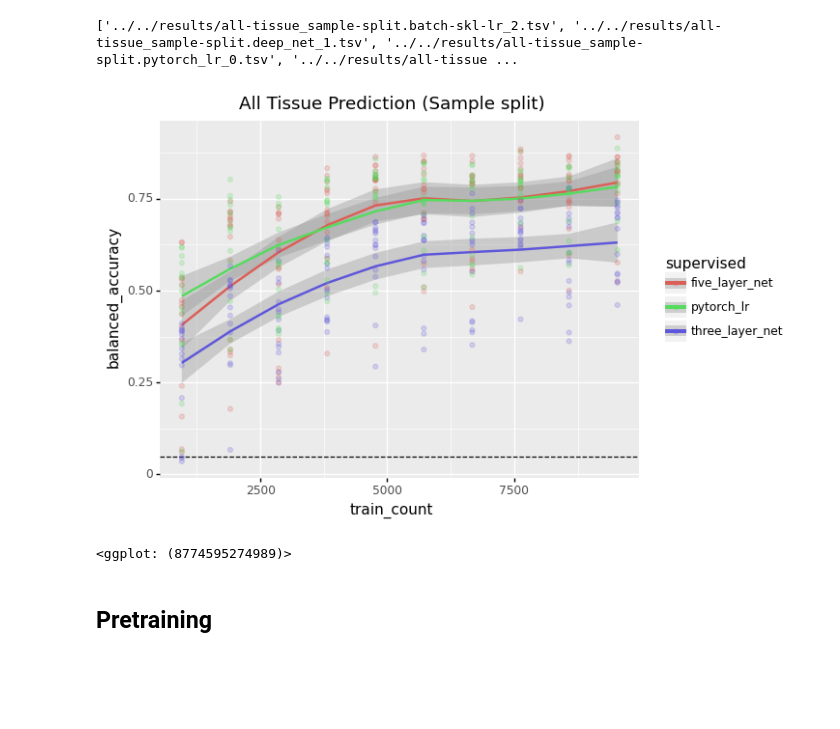
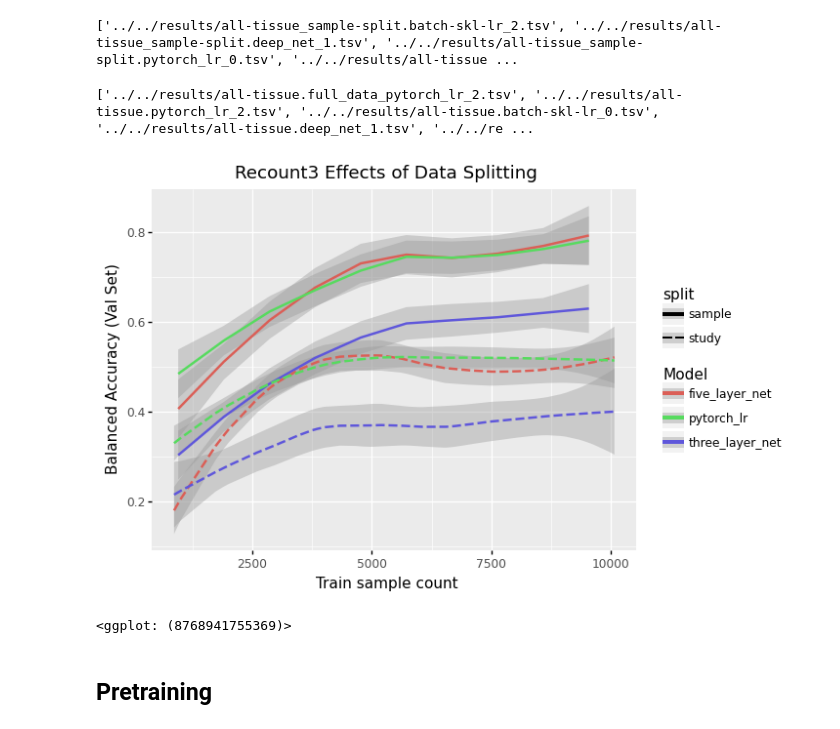
Before and after one commit to greenelab/linear_signal, a Jupyter notebook: notebook/analysis/benchmark_results.ipynb, the cells around one changed output. Cells and saved outputs as stored; diff of their text form; code cells hidden in the pictures; blank space fills up the shorter version.

```diff
--- a/notebook/analysis/benchmark_results.ipynb
+++ b/notebook/analysis/benchmark_results.ipynb
@@ -214,37 +218,58 @@ in_files = [f for f in in_files if 'be_corrected' not in f]
 print(in_files[:5])
 # %% [output]
 ['../../results/all-tissue_sample-split.batch-skl-lr_2.tsv', '../../results/all-tissue_sample-split.deep_net_1.tsv', '../../results/all-tissue_sample-split.pytorch_lr_0.tsv', '../../results/all-tissue ...
+# %%
+tissue_metrics = pd.DataFrame()
+for path in in_files:
+    new_df = pd.read_csv(path, sep='\t')
+    model_info = path.strip('.tsv').split('all-tissue_sample-split.')[-1]
+    model_info = model_info.split('_')
+
+    supervised_model = '_'.join(model_info[:-1])
+
+    new_df['Model'] = supervised_model
+
+    new_df['seed'] = model_info[-1]
+    new_df['split'] = 'sample'
+
+    tissue_metrics = pd.concat([tissue_metrics, new_df])
+# %%
+more_files = glob.glob('../../results/all-tissue.*')
+more_files = [f for f in more_files if 'be_corrected' not in f]
+print(more_files[:5])
+# %% [output]
+['../../results/all-tissue.full_data_pytorch_lr_2.tsv', '../../results/all-tissue.pytorch_lr_2.tsv', '../../results/all-tissue.batch-skl-lr_0.tsv', '../../results/all-tissue.deep_net_1.tsv', '../../re ...
 # %%
-tissue_metrics = pd.DataFrame()
-for path in in_files:
+for path in more_files:
     new_df = pd.read_csv(path, sep='\t')
-    model_info = path.strip('.tsv').split('all-tissue_sample-split.')[-1]
+    model_info = path.strip('.tsv').split('all-tissue.')[-1]
     model_info = model_info.split('_')
 
     supervised_model = '_'.join(model_info[:-1])
 
-    new_df['supervised'] = supervised_model
+    new_df['Model'] = supervised_model
 
     new_df['seed'] = model_info[-1]
+    new_df['split'] = 'study'
 
     tissue_metrics = pd.concat([tissue_metrics, new_df])
 
 tissue_metrics['train_count'] = tissue_metrics['train sample count']
 
-tissue_metrics['supervised'] = tissue_metrics['supervised'].str.replace('pytorch_supervised', 'three_layer_net')
-tissue_metrics['supervised'] = tissue_metrics['supervised'].str.replace('deep_net', 'five_layer_net')
+tissue_metrics['Model'] = tissue_metrics['Model'].str.replace('pytorch_supervised', 'three_layer_net')
+tissue_metrics['Model'] = tissue_metrics['Model'].str.replace('deep_net', 'five_layer_net')
 # %%
-plot_df = tissue_metrics[tissue_metrics['supervised'].isin(['three_layer_net', 'five_layer_net', 'pytorch_lr'])]
-plot = ggplot(plot_df, aes(x='train_count', y='balanced_accuracy', color='supervised'))
-plot += geom_smooth()
-plot += geom_hline(yintercept=1/21, linetype='dashed')
-plot += geom_point(alpha=.2)
-plot += ggtitle('All Tissue Prediction (Sample split)')
+plot_df = tissue_metrics[tissue_metrics['Model'].isin(['three_layer_net', 'five_layer_net', 'pytorch_lr'])]
+plot = ggplot(plot_df, aes(x='train_count', y='balanced_accuracy', color='Model'))
+plot += geom_smooth(aes(linetype='split'))
+plot += ggtitle('Recount3 Effects of Data Splitting')
+plot += xlab('Train sample count')
+plot += ylab('Balanced Accuracy (Val Set)')
 plot.save('../../figures/recount_multiclass_sample_split.svg')
 plot
 # %% [output]
-[figure, old version]
+[figure, new version]
-<ggplot: (8774595274989)>
+<ggplot: (8768941755369)>
 # %% [markdown]
 ## Pretraining
 # %%
```
Also changed, not shown: parts of 79 cells of this notebook, 1 other file.
